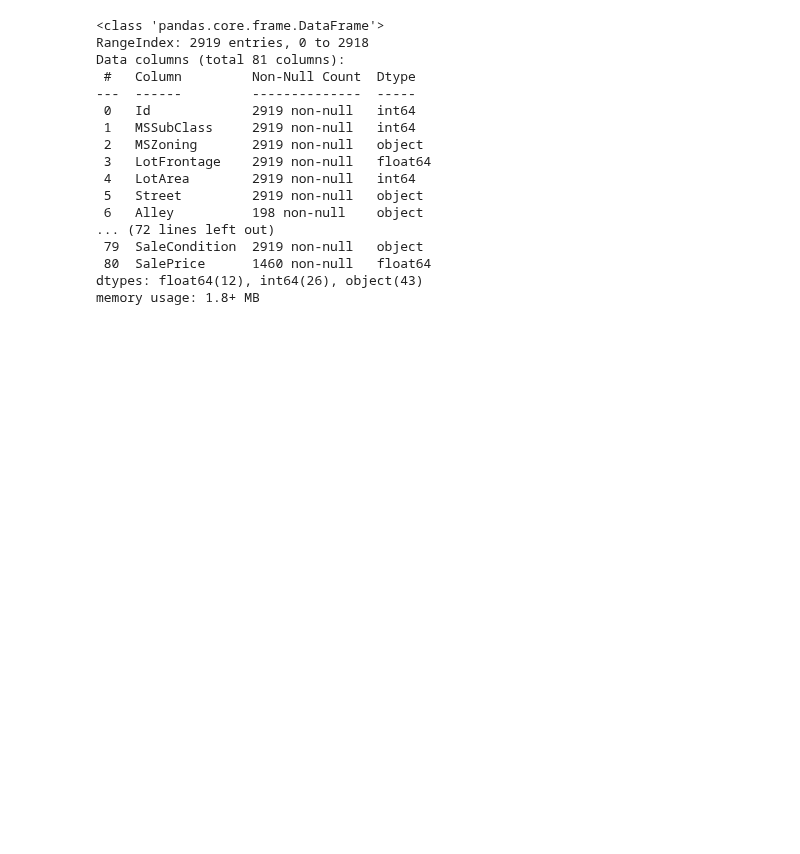
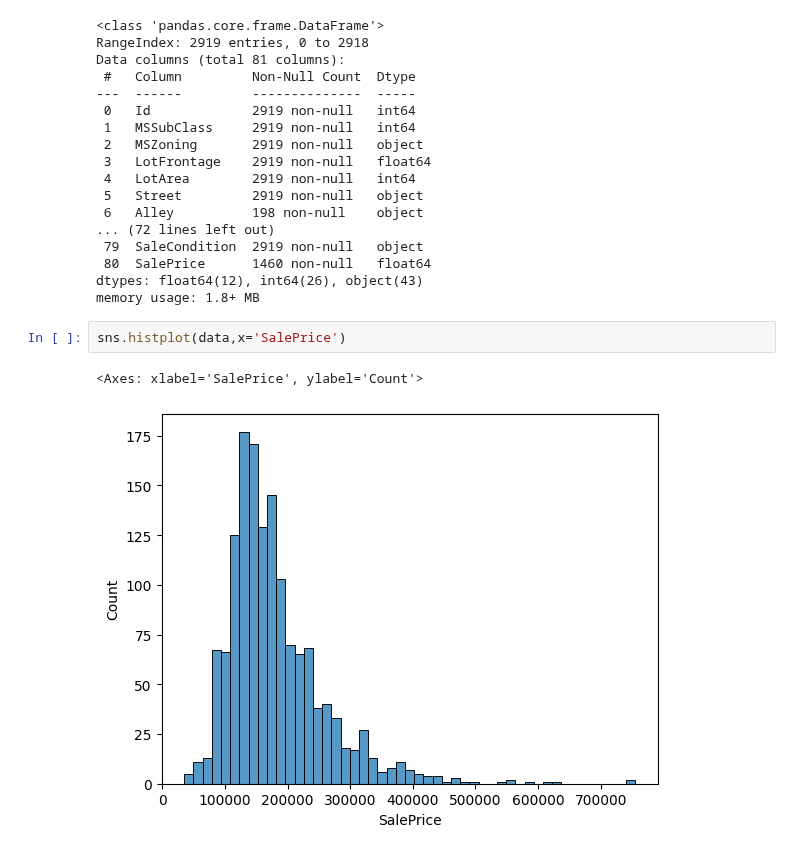
Before and after one commit to LoneCoder21/Kaggle-Notebooks, a Jupyter notebook: Regression/House Prices/property_prices.ipynb, the cells around one changed output. Saved outputs shown, nothing was run; the diff lists cells and outputs as text; blank space fills up the shorter version.

```diff
--- a/Regression/House Prices/property_prices.ipynb
+++ b/Regression/House Prices/property_prices.ipynb
@@ -230,3 +230,8 @@ Data columns (total 81 columns):
  80  SalePrice      1460 non-null   float64
 dtypes: float64(12), int64(26), object(43)
 memory usage: 1.8+ MB
+# %%
+sns.histplot(data,x='SalePrice')
+# %% [output]
+<Axes: xlabel='SalePrice', ylabel='Count'>
+[figure, added]
```
Also changed, not shown: parts of 2 cells of this notebook.
